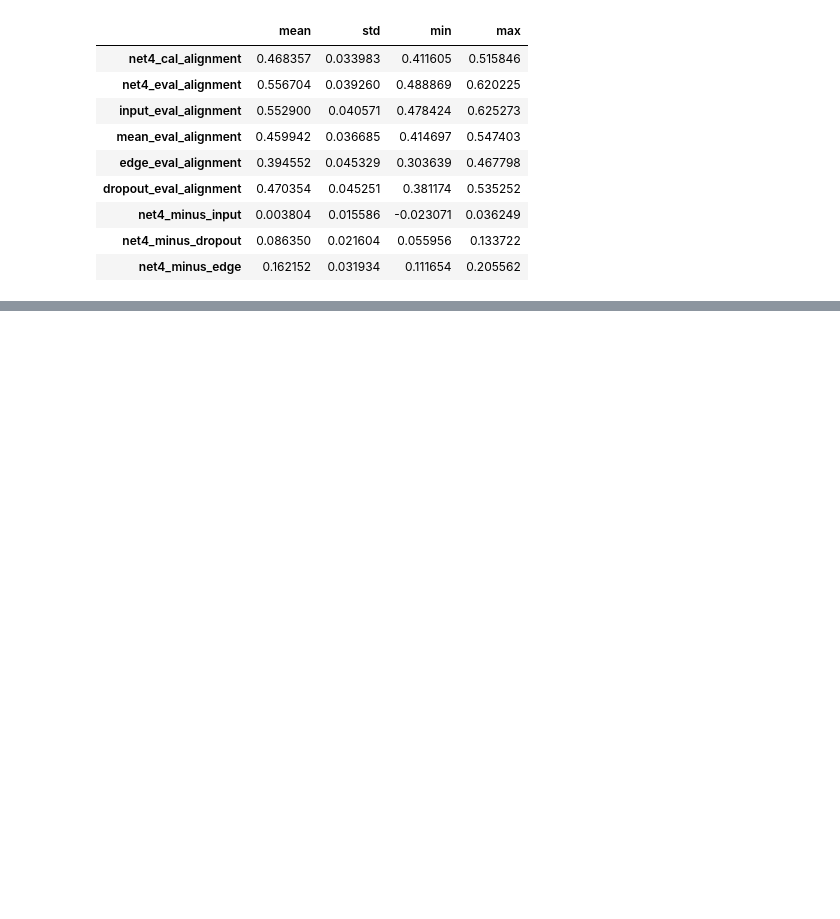
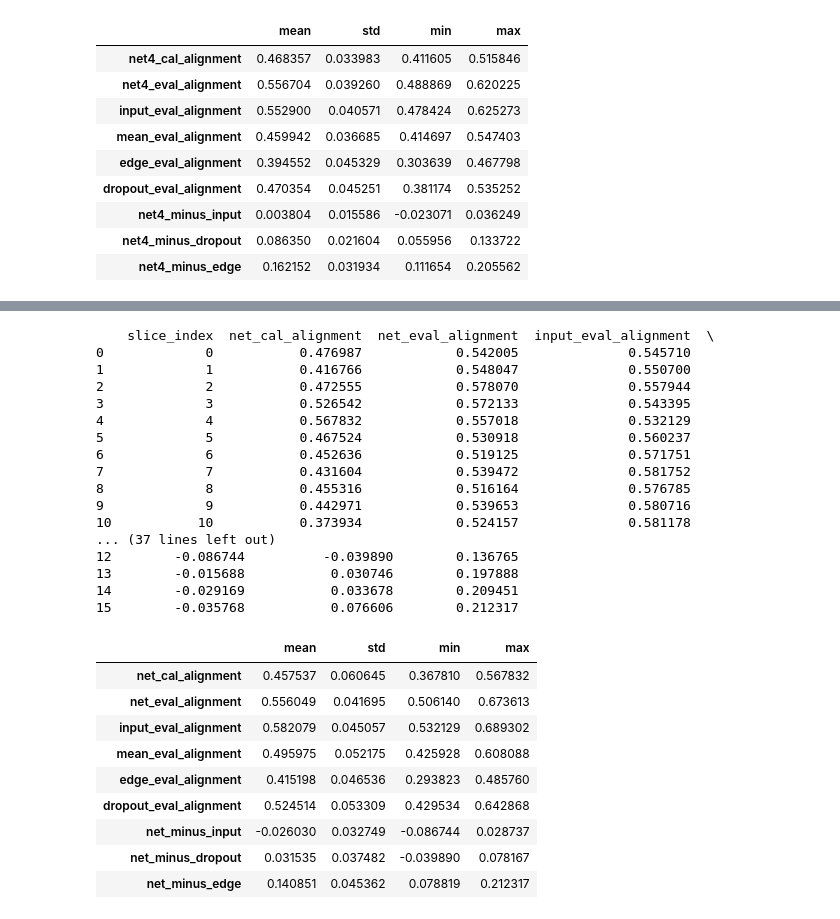
Before and after one commit to SILAS-RANSFORD-OSEI/reliability-aware-ssdu-mri, a Jupyter notebook: notebooks/03_multi_slice_reliability_check.ipynb, the cells around one changed output, grey strips where cells are left out. Cells and saved outputs as stored; diff of their text form; code cells hidden in the pictures; blank space fills up the shorter version.

```diff
--- a/notebooks/03_multi_slice_reliability_check.ipynb
+++ b/notebooks/03_multi_slice_reliability_check.ipynb
@@ -3106,0 +3532,22 @@ cross_slice_4ch_summary
+# %%
+local_source_path = "/content/fastmri_local/file_brain_AXT2_200_6002495.h5"
+local_test_path = "/content/fastmri_local/file_brain_AXT2_200_2000271.h5"
+
+source_data = load_fastmri_file(local_source_path)
+test_data = load_fastmri_file(local_test_path)
+
+kspace = source_data["kspace"]
+mask = source_data["mask"]
+
+kspace_test = test_data["kspace"]
+mask_test = test_data["mask"]
+
+print("Source k-space shape:", kspace.shape)
+print("Source mask shape:", mask.shape)
+print("Source acquisition:", source_data["attrs"].get("acquisition"))
+print("Source acceleration:", source_data["attrs"].get("acceleration"))
+
+print("\nTest k-space shape:", kspace_test.shape)
+print("Test mask shape:", mask_test.shape)
+print("Test acquisition:", test_data["attrs"].get("acquisition"))
+print("Test acceleration:", test_data["attrs"].get("acceleration"))
@@ -3106,0 +3869,36 @@ cross_slice_4ch_summary
+# %%
+print(test_volume_df)
+
+test_volume_summary = test_volume_df.drop(
+    columns=["slice_index"]
+).agg(["mean", "std", "min", "max"]).T
+
+test_volume_summary
+# %% [output]
+    slice_index  net_cal_alignment  net_eval_alignment  input_eval_alignment  \
+0             0           0.476987            0.542005              0.545710
+1             1           0.416766            0.548047              0.550700
+2             2           0.472555            0.578070              0.557944
+3             3           0.526542            0.572133              0.543395
+4             4           0.567832            0.557018              0.532129
+5             5           0.467524            0.530918              0.560237
+6             6           0.452636            0.519125              0.571751
+7             7           0.431604            0.539472              0.581752
+8             8           0.455316            0.516164              0.576785
+9             9           0.442971            0.539653              0.580716
+10           10           0.373934            0.524157              0.581178
+... (37 lines left out)
+12        -0.086744          -0.039890        0.136765
+13        -0.015688           0.030746        0.197888
+14        -0.029169           0.033678        0.209451
+15        -0.035768           0.076606        0.212317
+|  | mean | std | min | max |
+| net_cal_alignment | 0.457537 | 0.060645 | 0.367810 | 0.567832 |
+| net_eval_alignment | 0.556049 | 0.041695 | 0.506140 | 0.673613 |
+| input_eval_alignment | 0.582079 | 0.045057 | 0.532129 | 0.689302 |
+| mean_eval_alignment | 0.495975 | 0.052175 | 0.425928 | 0.608088 |
+| edge_eval_alignment | 0.415198 | 0.046536 | 0.293823 | 0.485760 |
+| dropout_eval_alignment | 0.524514 | 0.053309 | 0.429534 | 0.642868 |
+| net_minus_input | -0.026030 | 0.032749 | -0.086744 | 0.028737 |
+| net_minus_dropout | 0.031535 | 0.037482 | -0.039890 | 0.078167 |
+| net_minus_edge | 0.140851 | 0.045362 | 0.078819 | 0.212317 |
```
Also changed, not shown: parts of 41 cells of this notebook.
